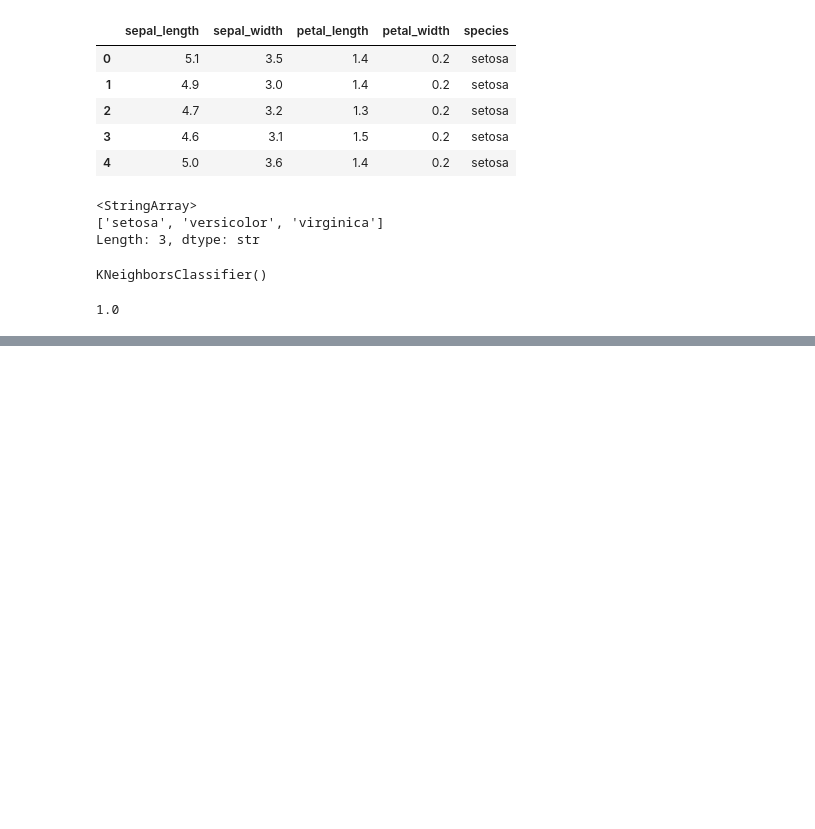
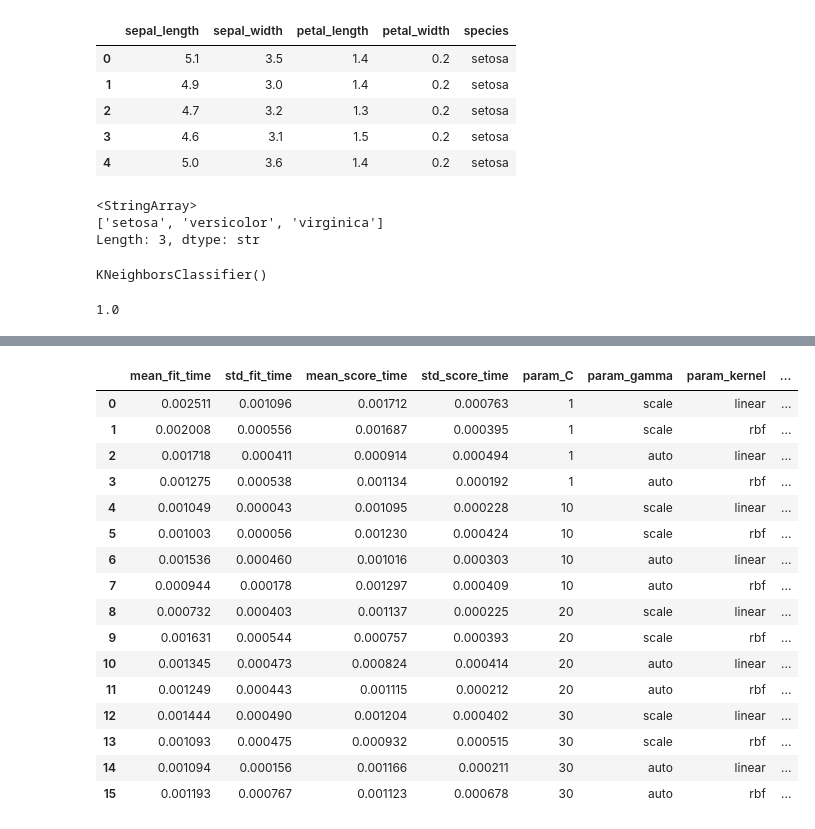
Before and after one commit to raiamartya8-arch/model-tuning, a Jupyter notebook: gridsearch.ipynb, the cells around one changed output, grey strips where cells are left out. Cells and saved outputs as stored; diff of their text form; code cells hidden in the pictures; blank space fills up the shorter version.

Commit message:
grid search cv done

```diff
--- a/gridsearch.ipynb
+++ b/gridsearch.ipynb
@@ -41,0 +46,2 @@ model_knn.score(test_x, test_y)
+# %%
+model_svm.fit(train_x, train_y)
@@ -41,0 +56,4 @@ model_knn.score(test_x, test_y)
+# %%
+classifier = GridSearchCV((model_svm), {'C': [1, 10, 20,30],"kernel": ['linear', 'rbf'], 'gamma': ['scale', 'auto']}, cv=5,return_train_score=False)
+# %%
+classifier.fit(x,y)
@@ -41,0 +84,22 @@ model_knn.score(test_x, test_y)
+# %%
+results=pd.DataFrame(classifier.cv_results_)
+# %%
+results
+# %% [output]
+|  | mean_fit_time | std_fit_time | mean_score_time | std_score_time | param_C | param_gamma | param_kernel | ... |
+| 0 | 0.002511 | 0.001096 | 0.001712 | 0.000763 | 1 | scale | linear | ... |
+| 1 | 0.002008 | 0.000556 | 0.001687 | 0.000395 | 1 | scale | rbf | ... |
+| 2 | 0.001718 | 0.000411 | 0.000914 | 0.000494 | 1 | auto | linear | ... |
+| 3 | 0.001275 | 0.000538 | 0.001134 | 0.000192 | 1 | auto | rbf | ... |
+| 4 | 0.001049 | 0.000043 | 0.001095 | 0.000228 | 10 | scale | linear | ... |
+| 5 | 0.001003 | 0.000056 | 0.001230 | 0.000424 | 10 | scale | rbf | ... |
+| 6 | 0.001536 | 0.000460 | 0.001016 | 0.000303 | 10 | auto | linear | ... |
+| 7 | 0.000944 | 0.000178 | 0.001297 | 0.000409 | 10 | auto | rbf | ... |
+| 8 | 0.000732 | 0.000403 | 0.001137 | 0.000225 | 20 | scale | linear | ... |
+| 9 | 0.001631 | 0.000544 | 0.000757 | 0.000393 | 20 | scale | rbf | ... |
+| 10 | 0.001345 | 0.000473 | 0.000824 | 0.000414 | 20 | auto | linear | ... |
+| 11 | 0.001249 | 0.000443 | 0.001115 | 0.000212 | 20 | auto | rbf | ... |
+| 12 | 0.001444 | 0.000490 | 0.001204 | 0.000402 | 30 | scale | linear | ... |
+| 13 | 0.001093 | 0.000475 | 0.000932 | 0.000515 | 30 | scale | rbf | ... |
+| 14 | 0.001094 | 0.000156 | 0.001166 | 0.000211 | 30 | auto | linear | ... |
+| 15 | 0.001193 | 0.000767 | 0.001123 | 0.000678 | 30 | auto | rbf | ... |
```
Also changed, not shown: parts of 7 cells of this notebook.
